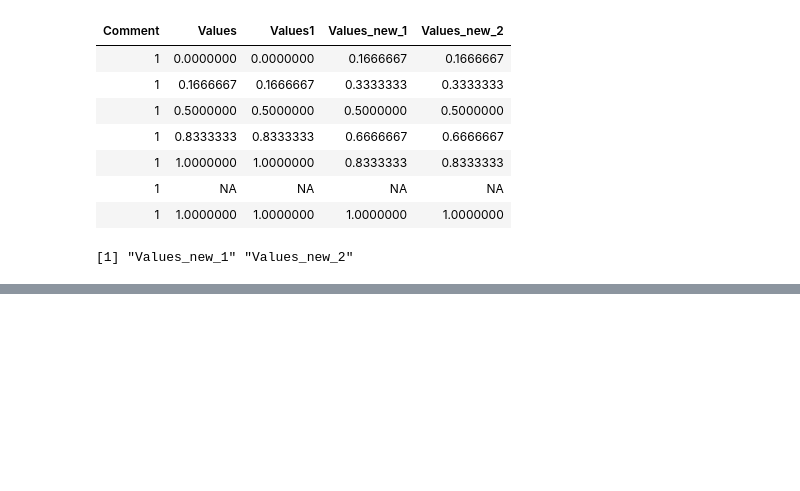
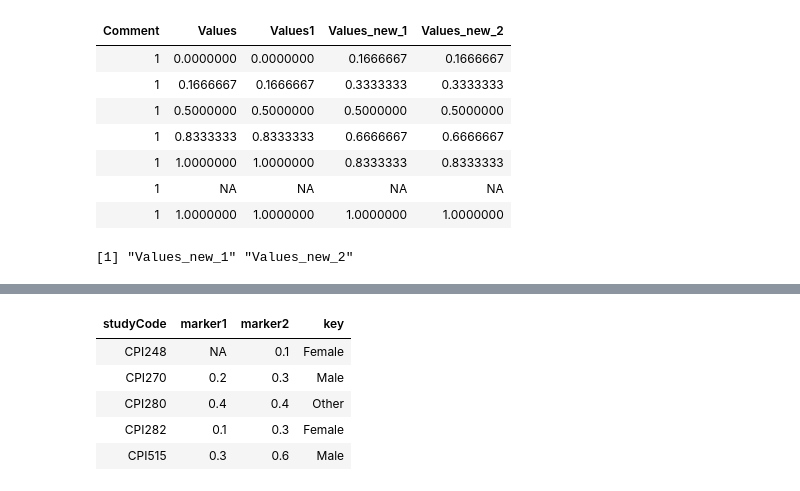
Before and after one commit to tuantla80/R-Shiny-Apps, a Jupyter notebook: R_Examples/Dataframe.ipynb, the cells around one changed output, grey strips where cells are left out. Drawn from its saved outputs; the diff is of its cells as text; code cells hidden in the pictures; blank space fills up the shorter version.

```diff
--- a/R_Examples/Dataframe.ipynb
+++ b/R_Examples/Dataframe.ipynb
@@ -1379,0 +1563,13 @@ $cols_in_data_only
+# %%
+df <- merge(x = df1,
+                     y = df2,
+                     by.x = 'studyCode',
+                     by.y = 'value')
+df
+# %% [output]
+| studyCode | marker1 | marker2 | key |
+| CPI248 | NA | 0.1 | Female |
+| CPI270 | 0.2 | 0.3 | Male |
+| CPI280 | 0.4 | 0.4 | Other |
+| CPI282 | 0.1 | 0.3 | Female |
+| CPI515 | 0.3 | 0.6 | Male |
```
Also changed, not shown: parts of 28 cells of this notebook.
